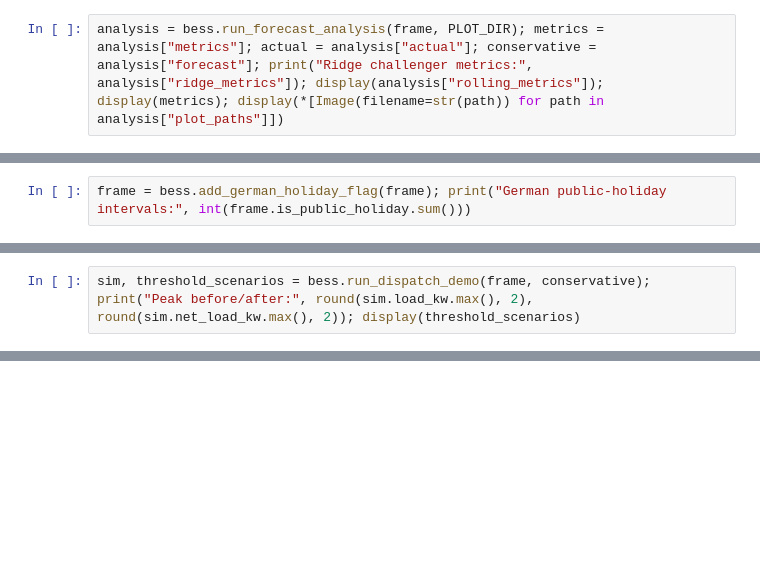
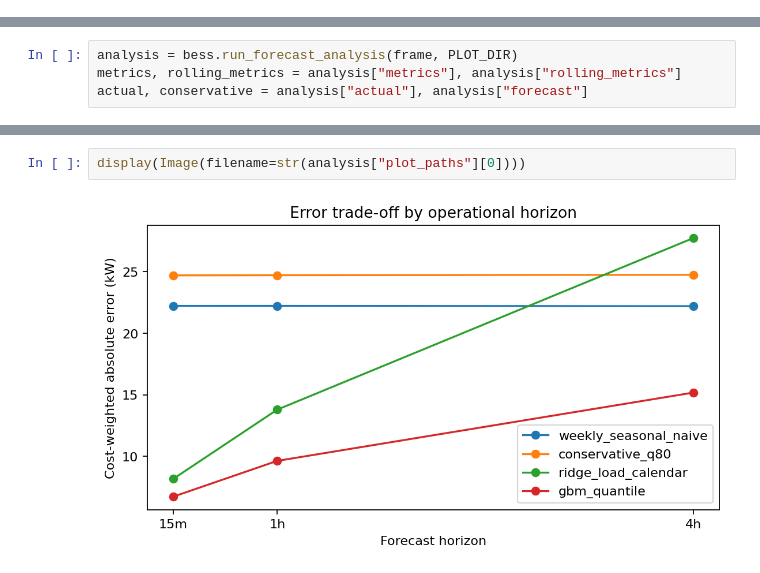
Before and after one commit to killivion/2026_BESS_PeakShavings, a Jupyter notebook: bess_peak_shaving_case_study.ipynb, the cells around one changed output, grey strips where cells are left out. Cells and saved outputs as stored; diff of their text form; blank space fills up the shorter version.

Commit message:
Added GBM Model and adjusted Dispatch Illustration, also Presentation Adjustment

```diff
--- a/bess_peak_shaving_case_study.ipynb
+++ b/bess_peak_shaving_case_study.ipynb
@@ -75,2 +0,0 @@ The first figure summarizes the site's operating shape and weekday/weekend contr
-# %%
-analysis = bess.run_forecast_analysis(frame, PLOT_DIR); metrics = analysis["metrics"]; actual = analysis["actual"]; conservative = analysis["forecast"]; print("Ridge challenger metrics:", analysis["ridge_metrics"]); display(analysis["rolling_metrics"]); display(metrics); display(*[Image(filename=str(path)) for path in analysis["plot_paths"]])
@@ -102,2 +0,0 @@ The table reports the retained seasonal-naive and conservative baselines alongsi
-# %%
-frame = bess.add_german_holiday_flag(frame); print("German public-holiday intervals:", int(frame.is_public_holiday.sum()))
@@ -109,2 +0,0 @@ Holiday flags are known before forecasting and can help distinguish normal weekd
-# %%
-sim, threshold_scenarios = bess.run_dispatch_demo(frame, conservative); print("Peak before/after:", round(sim.load_kw.max(), 2), round(sim.net_load_kw.max(), 2)); display(threshold_scenarios)
@@ -152,0 +95,4 @@ Its mean forecast bias on actual peaks is -4.13 kW, consistent with peak smoothi
+# %%
+analysis = bess.run_forecast_analysis(frame, PLOT_DIR)
+metrics, rolling_metrics = analysis["metrics"], analysis["rolling_metrics"]
+actual, conservative = analysis["actual"], analysis["forecast"]
@@ -152,0 +136,4 @@ Its mean forecast bias on actual peaks is -4.13 kW, consistent with peak smoothi
+# %%
+display(Image(filename=str(analysis["plot_paths"][0])))
+# %% [output]
+[figure, added]
```
Also changed, not shown: parts of 43 cells of this notebook, 8 other files.
